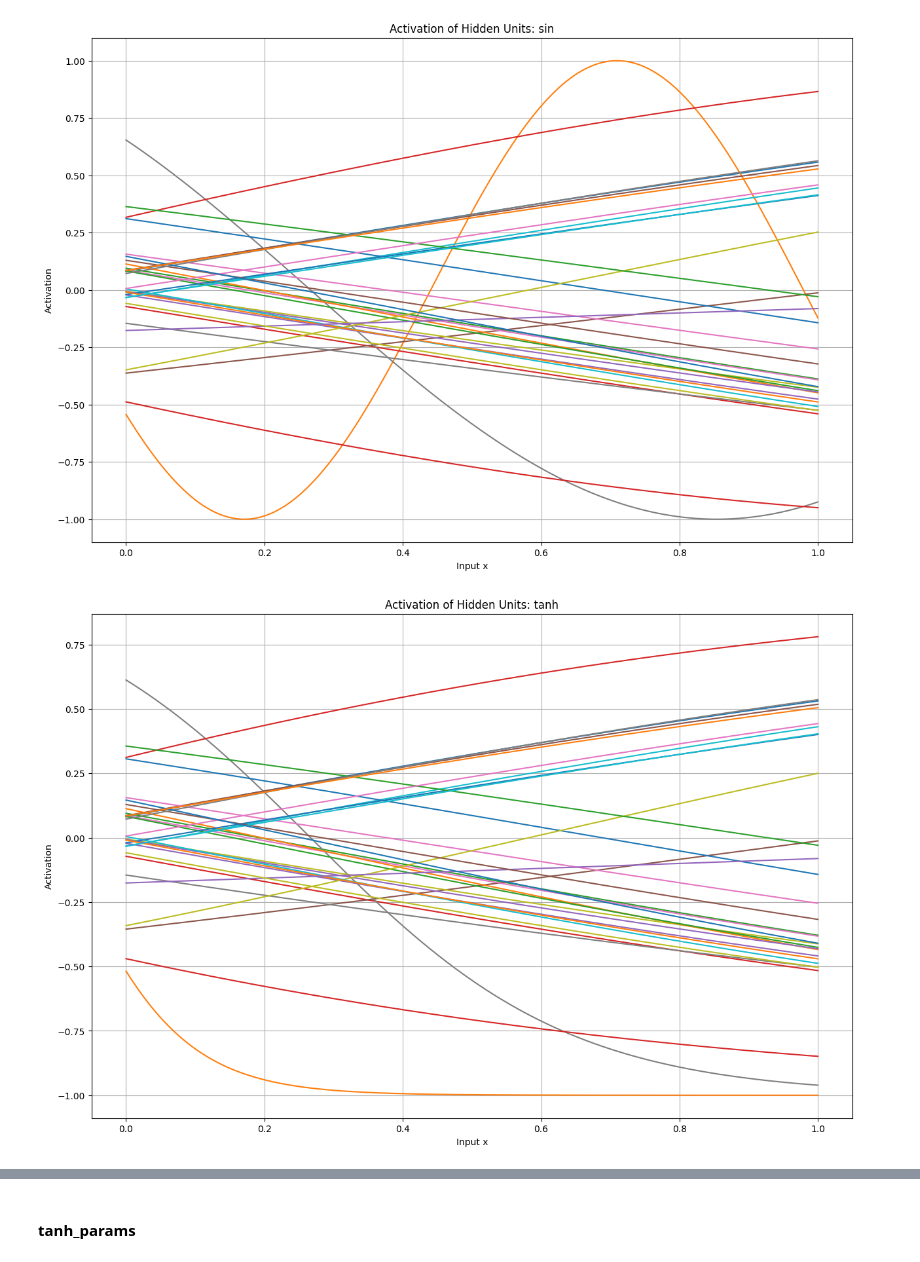
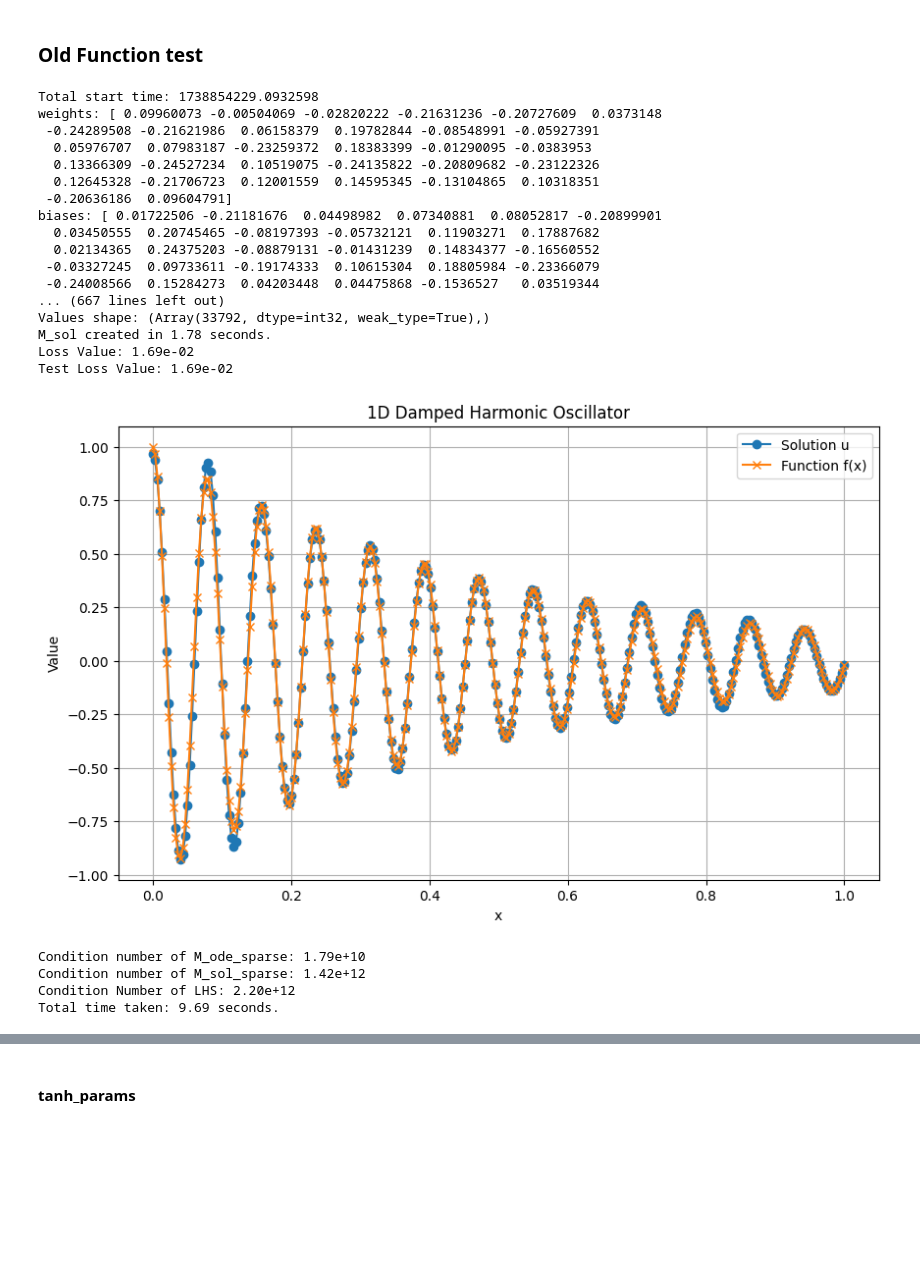
Before and after one commit to strathanderson/ELM-FBPINN, a Jupyter notebook: elmfbpinns/example/FCN_basis_training.ipynb, the cells around one changed output, grey strips where cells are left out. Saved outputs shown, nothing was run; the diff lists cells and outputs as text; code cells hidden in the pictures; blank space fills up the shorter version.

```diff
--- a/elmfbpinns/example/FCN_basis_training.ipynb
+++ b/elmfbpinns/example/FCN_basis_training.ipynb
@@ -301,11 +275,65 @@ def get_hidden_activations(x_vals, params,sigma):
 # %%
-# Generate a set of x values to evaluate the activations
-x_vals = jnp.linspace(0, 1, nSamples).reshape(-1, 1)
-# Get the activations for the hidden units
-hidden_activations = get_hidden_activations(x_vals, sin_params,jnp.sin)
+# # Generate a set of x values to evaluate the activations
+# x_vals = jnp.linspace(0, 1, nSamples).reshape(-1, 1)
+# # Get the activations for the hidden units
+# hidden_activations = get_hidden_activations(x_vals, sin_params,jnp.sin)
-# %% [output]
-[figure, removed]
 # %%
-hidden_activations = get_hidden_activations(x_vals, sin_params,jnp.tanh)
+# hidden_activations = get_hidden_activations(x_vals, sin_params,jnp.tanh)#
-# %% [output]
-[figure, removed]
+# %% [markdown]
+### Old Function test
+# %%
+RHS_func = zero_RHS
+u_func = harm_u_exact
+n_train = 150
+n_test = 300
+J=20
+C=32
+R=0.24618297815322876
+width = 1.9
+sigma = jnp.sin
+xmin,xmax= 0,1
+title = "1D Damped Harmonic Oscillator"
+old_results = elmfbpinn_old(
+    RHS_func,
+    u_func,
+    n_train,
+    n_test,
+    J,
+    C,
+    R,
+    xmin,
+    xmax,
+    width,
+    sigma,
+    title,
+    key,
+    w_key,
+    b_key,
+    weights=None,
+    biases=None,
+    lmda=1,
+    plot_window=False,
+)
+# %% [output]
+Total start time: 1738854229.0932598
+weights: [ 0.09960073 -0.00504069 -0.02820222 -0.21631236 -0.20727609  0.0373148
+ -0.24289508 -0.21621986  0.06158379  0.19782844 -0.08548991 -0.05927391
+  0.05976707  0.07983187 -0.23259372  0.18383399 -0.01290095 -0.0383953
+  0.13366309 -0.24527234  0.10519075 -0.24135822 -0.20809682 -0.23122326
+  0.12645328 -0.21706723  0.12001559  0.14595345 -0.13104865  0.10318351
+ -0.20636186  0.09604791]
+biases: [ 0.01722506 -0.21181676  0.04498982  0.07340881  0.08052817 -0.20899901
+  0.03450555  0.20745465 -0.08197393 -0.05732121  0.11903271  0.17887682
+  0.02134365  0.24375203 -0.08879131 -0.01431239  0.14834377 -0.16560552
+ -0.03327245  0.09733611 -0.19174333  0.10615304  0.18805984 -0.23366079
+ -0.24008566  0.15284273  0.04203448  0.04475868 -0.1536527   0.03519344
+... (667 lines left out)
+Values shape: (Array(33792, dtype=int32, weak_type=True),)
+M_sol created in 1.78 seconds.
+Loss Value: 1.69e-02
+Test Loss Value: 1.69e-02
+[figure, added]
+Condition number of M_ode_sparse: 1.79e+10
+Condition number of M_sol_sparse: 1.42e+12
+Condition Number of LHS: 2.20e+12
+Total time taken: 9.69 seconds.
```
Also changed, not shown: parts of 16 cells of this notebook, 10 other files.
